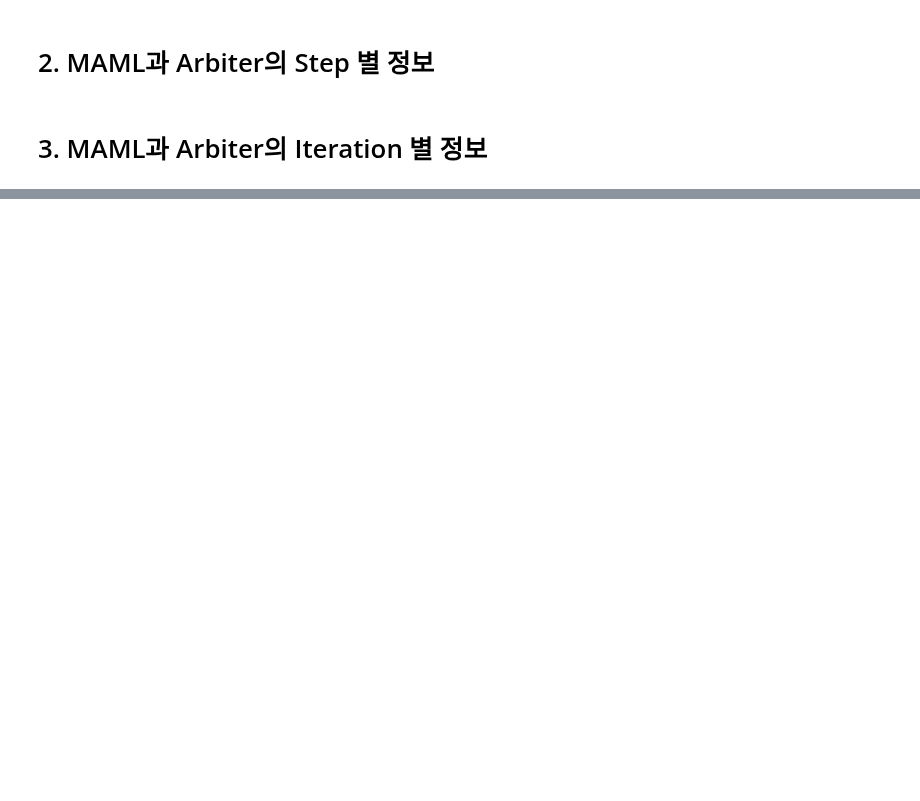
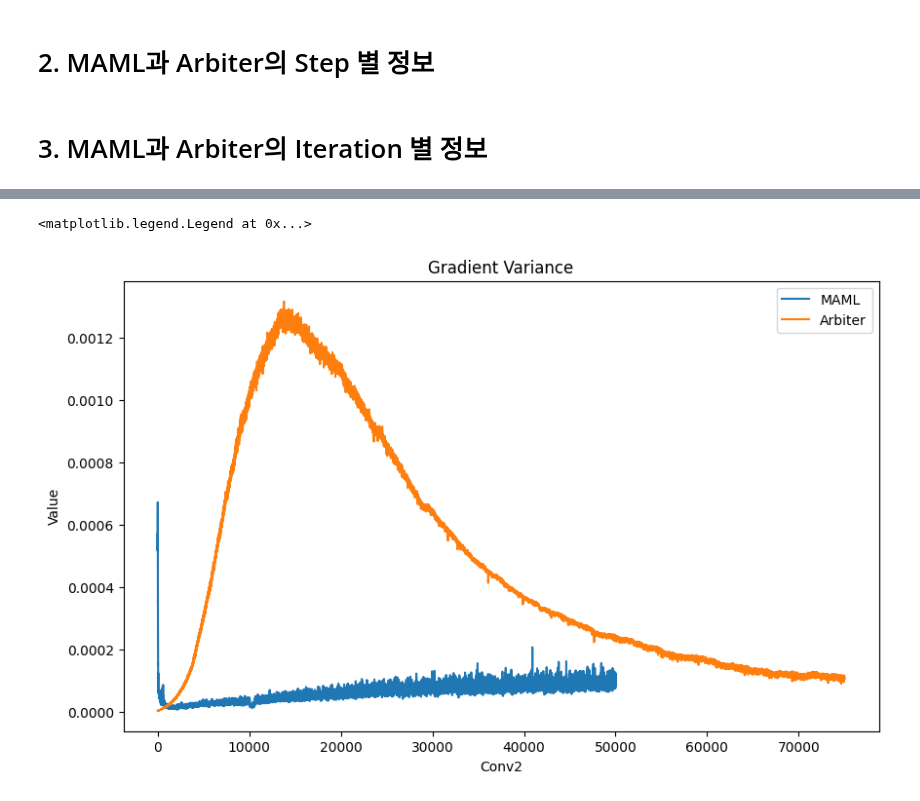
Before and after one commit to SKKUJMLim/MAML, a Jupyter notebook: Test_jupyternotebook/Analytics_integration.ipynb, the cells around one changed output, grey strips where cells are left out. Saved outputs shown, nothing was run; the diff lists cells and outputs as text; code cells hidden in the pictures; blank space fills up the shorter version.

```diff
--- a/Test_jupyternotebook/Analytics_integration.ipynb
+++ b/Test_jupyternotebook/Analytics_integration.ipynb
@@ -28,0 +90,14 @@ arbiter_gr = arbiter_norm_info.groupby('current_iter').mean()
+# %%
+# 그래프 그리기
+plt.figure(figsize=(10, 6))
+
+plt.plot(maml_gr['layer_dict.conv2.conv.weight_grad_var'], label='MAML')
+plt.plot(arbiter_gr['layer_dict.conv2.conv.weight_grad_var'],label='Arbiter')
+
+plt.xlabel('Conv2')
+plt.ylabel('Value')
+plt.title('Gradient Variance')
+plt.legend()
+# %% [output]
+<matplotlib.legend.Legend at 0x...>
+[figure, added]
```
Also changed, not shown: parts of 21 cells of this notebook, 3 other files.
